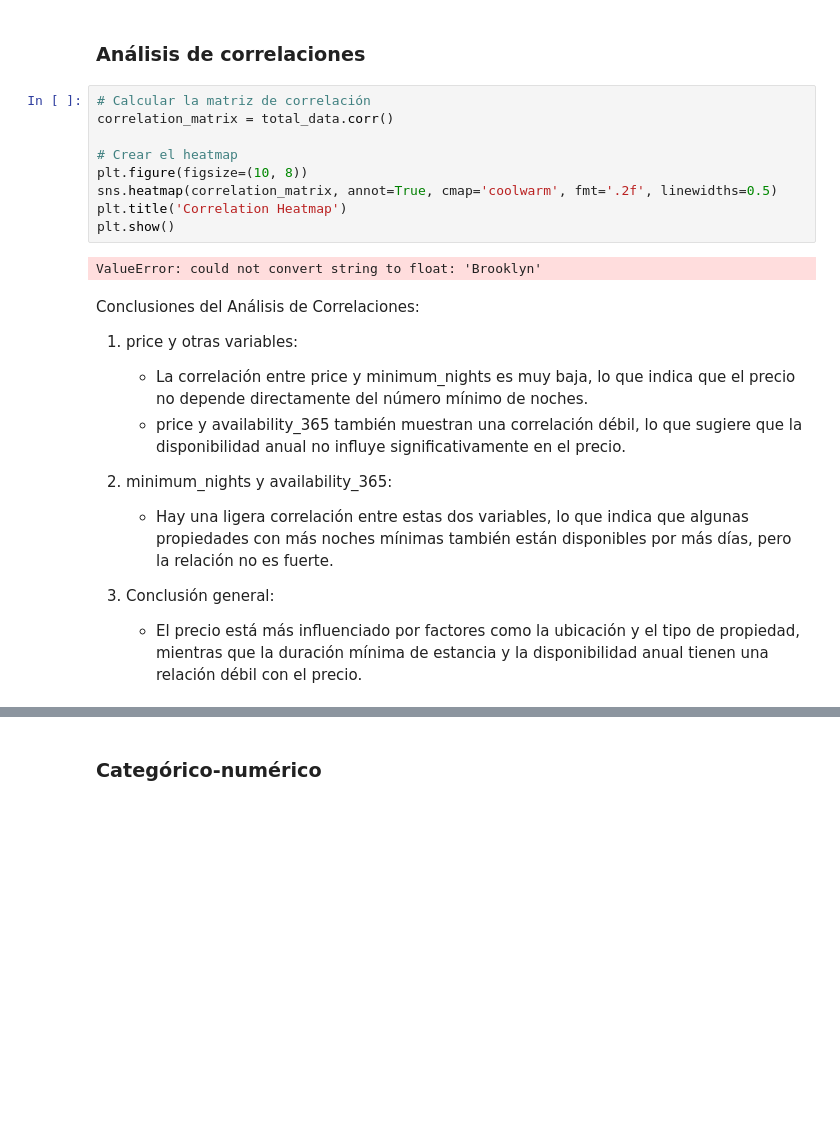
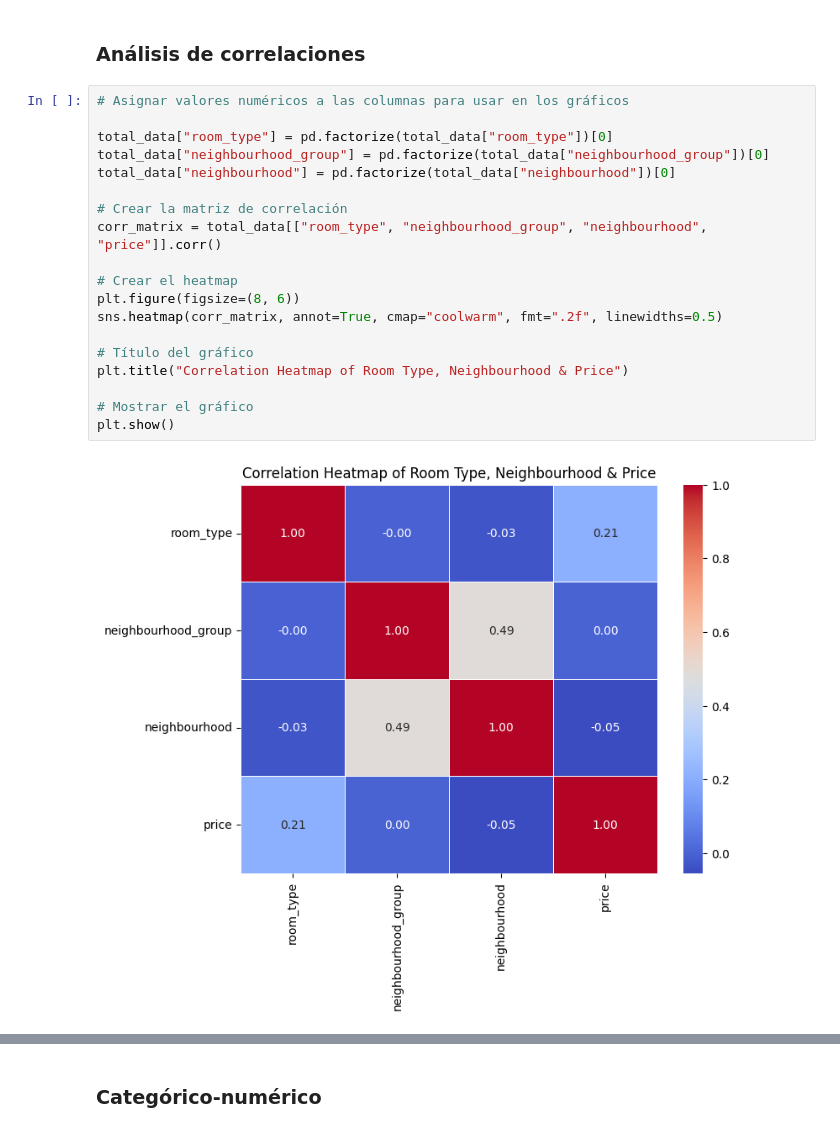
Before and after one commit to Jo-verse/JF_machine-learning-python-template, a Jupyter notebook: src/explore.ipynb, the cells around one changed output, grey strips where cells are left out. Saved outputs shown, nothing was run; the diff lists cells and outputs as text; blank space fills up the shorter version.

```diff
--- a/src/explore.ipynb
+++ b/src/explore.ipynb
@@ -256,25 +242,23 @@ Conclusión: La disponibilidad anual no tiene una relación simple con el precio
 # %% [markdown]
 ### Análisis de correlaciones
 # %%
-# Calcular la matriz de correlación
-correlation_matrix = total_data.corr()
+# Asignar valores numéricos a las columnas para usar en los gráficos
+
+total_data["room_type"] = pd.factorize(total_data["room_type"])[0]
+total_data["neighbourhood_group"] = pd.factorize(total_data["neighbourhood_group"])[0]
+total_data["neighbourhood"] = pd.factorize(total_data["neighbourhood"])[0]
+
+# Crear la matriz de correlación
+corr_matrix = total_data[["room_type", "neighbourhood_group", "neighbourhood", "price"]].corr()
 
 # Crear el heatmap
-plt.figure(figsize=(10, 8))
-sns.heatmap(correlation_matrix, annot=True, cmap='coolwarm', fmt='.2f', linewidths=0.5)
-plt.title('Correlation Heatmap')
+plt.figure(figsize=(8, 6))
+sns.heatmap(corr_matrix, annot=True, cmap="coolwarm", fmt=".2f", linewidths=0.5)
+
+# Título del gráfico
+plt.title("Correlation Heatmap of Room Type, Neighbourhood & Price")
+
+# Mostrar el gráfico
 plt.show()
 # %% [output]
-ValueError: could not convert string to float: 'Brooklyn'
+[figure, added]
-# %% [markdown]
-Conclusiones del Análisis de Correlaciones:
-
-1) price y otras variables:
-	* La correlación entre price y minimum_nights es muy baja, lo que indica que el precio no depende directamente del número mínimo de noches.
-	* price y availability_365 también muestran una correlación débil, lo que sugiere que la disponibilidad anual no influye significativamente en el precio.
-
-2) minimum_nights y availability_365:
-	* Hay una ligera correlación entre estas dos variables, lo que indica que algunas propiedades con más noches mínimas también están disponibles por más días, pero la relación no es fuerte.
-
-3) Conclusión general:
-	* El precio está más influenciado por factores como la ubicación y el tipo de propiedad, mientras que la duración mínima de estancia y la disponibilidad anual tienen una relación débil con el precio.
```
Also changed, not shown: parts of 3 cells of this notebook.
